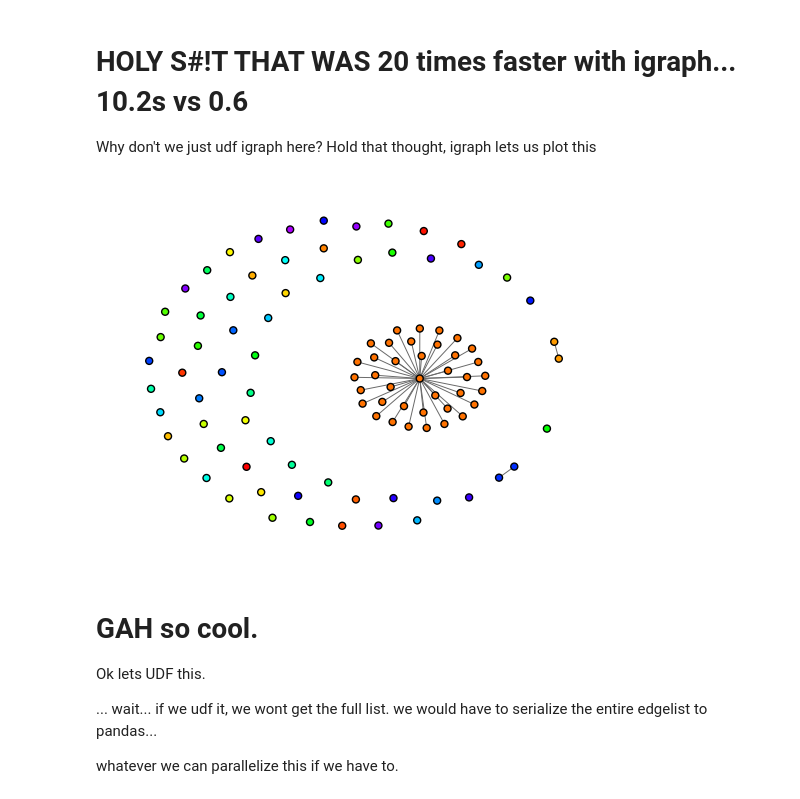
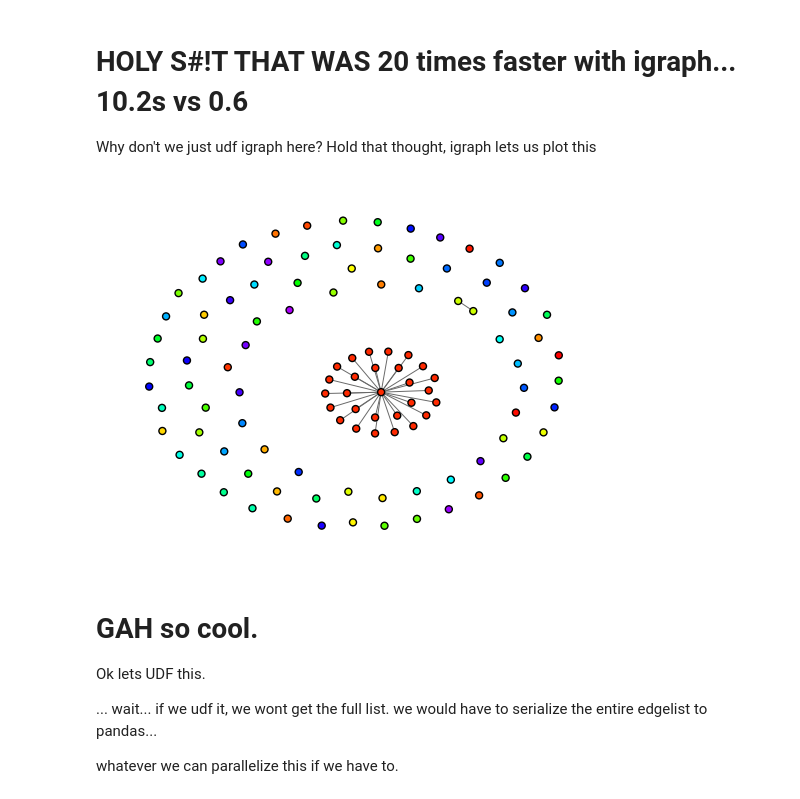
Before and after one commit to everettVT/daft-minhash-dedupe, a Jupyter notebook: friction/UNFILTERED_minhash_dedupe_common_crawl.ipynb, the cells around one changed output. Cells and saved outputs as stored; diff of their text form; code cells hidden in the pictures.

Commit message:
CONNECTED COMPONENTS WORKS

```diff
--- a/friction/UNFILTERED_minhash_dedupe_common_crawl.ipynb
+++ b/friction/UNFILTERED_minhash_dedupe_common_crawl.ipynb
@@ -344,19 +356,10 @@ df_edges.show()
 Cell Details
 Click on a cell to view its full content
 (Showing first 8 rows)
-# %%
-# prep edges for connected components
-df_edges_clean = (
-    df_edges.select(col("left_edge").alias("u"), col("right_edge").alias("v"))
-    .where(~col("u").is_null())
-    .where(~col("v").is_null())
-    .where(col("u") != col("v"))
-    .select(col("u").cast(daft.DataType.int64()), col("v").cast(daft.DataType.int64()))
-)
 # %%
 import networkx as nx
 
-df_pd_edges = df_edges_clean.to_pandas()
+df_pd_edges = df_edges_clean.select(col("u").cast(daft.DataType.int64()), col("v").cast(daft.DataType.int64())).to_pandas()
 
 
 nx_graph = nx.from_pandas_edgelist(df_pd_edges, source="u", target="v")
@@ -405,8 +424,6 @@ Clustering with 101 elements and 62 clusters
 # %%
-strong_components = [c for c in strong_components if len(c) > 1]
-print(strong_components)
-weak_components = [c for c in weak_components if len(c) > 1]
-print(weak_components)
-
+print([c for c in strong_components if len(c) > 1])
+print([c for c in weak_components if len(c) > 1])
+components = [c for c in weak_components if len(c) > 1]
 # Ok so for 1000 documents we get the same connected components (weak vs strong) with both igraph and networkx
 # %% [output]
@@ -419,19 +436,19 @@ Why don't we just udf igraph here? Hold that thought, igraph lets us plot this
 # %%
 import matplotlib.pyplot as plt
 import random
 
 fig, ax = plt.subplots()
 ig.plot(
-    components,
+    strong_components,
     target=ax,
     palette=ig.RainbowPalette(),
     vertex_size=7,
-    vertex_color=list(map(int, ig.rescale(components.membership, (0, 200), clamp=True))),
+    vertex_color=list(map(int, ig.rescale(strong_components.membership, (0, 200), clamp=True))),
     edge_width=0.7
 )
 plt.show()
 # %% [output]
-[figure, old version]
+[figure, new version]
 # %% [markdown]
 # GAH so cool.
 Ok lets UDF this.
```
Also changed, not shown: parts of 20 cells of this notebook, 4 other files.
